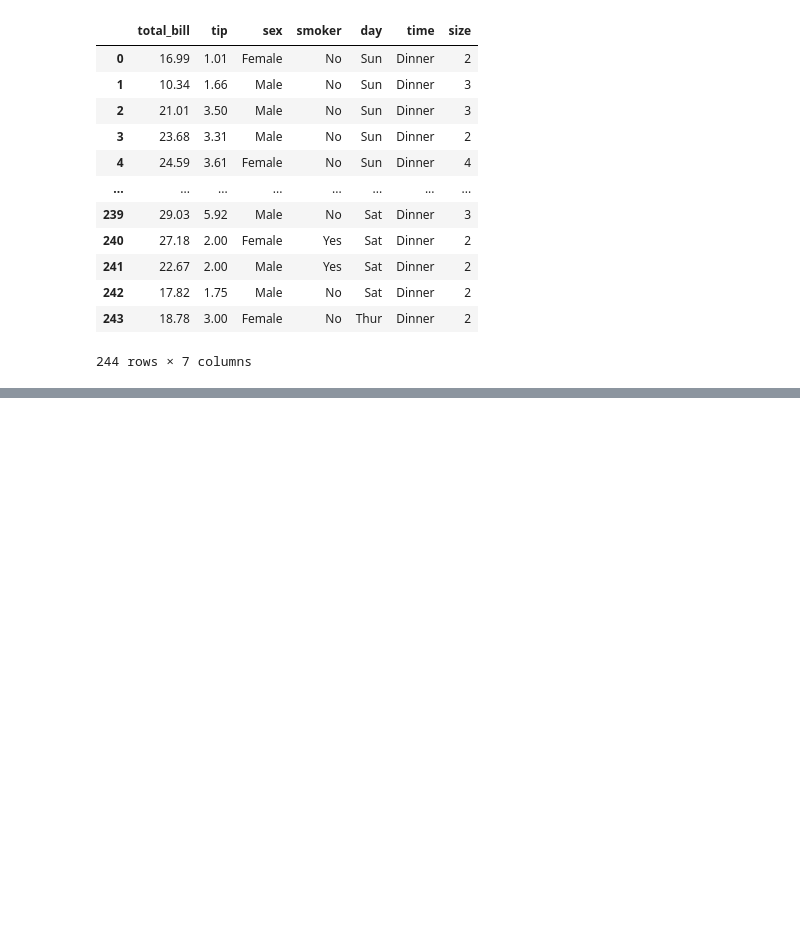
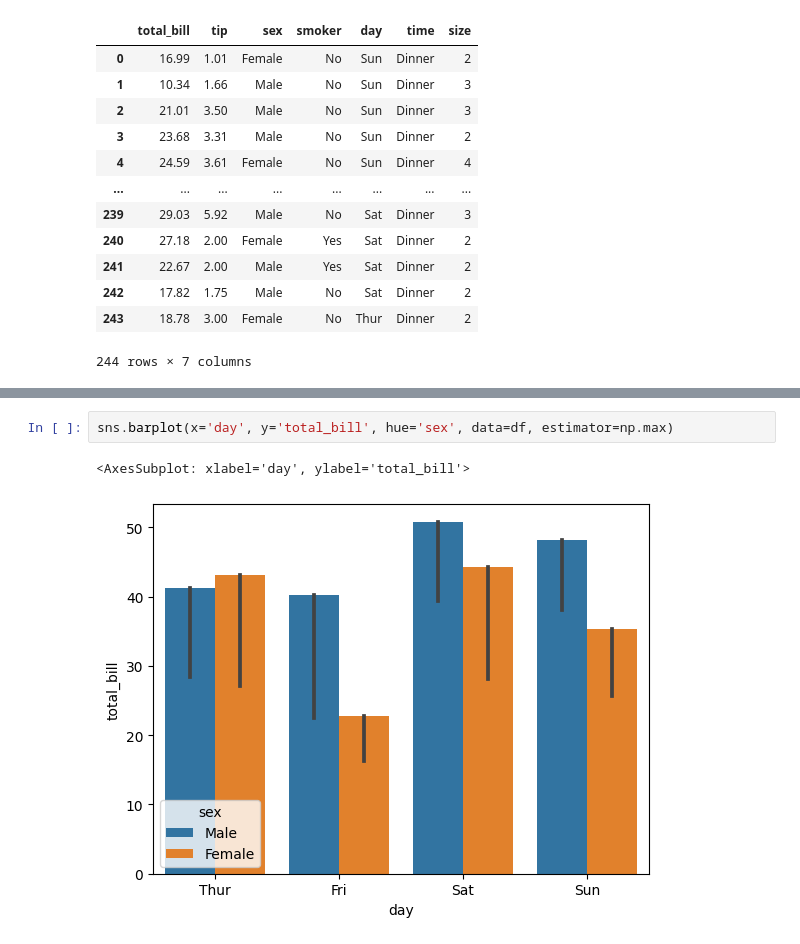
Before and after one commit to Xander1540/Python, a Jupyter notebook: ML_Seaborn/3Seaborn barplot.ipynb, the cells around one changed output, grey strips where cells are left out. Saved outputs shown, nothing was run; the diff lists cells and outputs as text; blank space fills up the shorter version.

```diff
--- a/ML_Seaborn/3Seaborn barplot.ipynb
+++ b/ML_Seaborn/3Seaborn barplot.ipynb
@@ -26,0 +37,5 @@ sns.barplot(x= df.total_bill, y=df.day)
+# %%
+sns.barplot(x='day', y='total_bill', hue='sex', data=df, estimator=np.max)
+# %% [output]
+<AxesSubplot: xlabel='day', ylabel='total_bill'>
+[figure, added]
```
Also changed, not shown: parts of 7 cells of this notebook, 1 other file.
